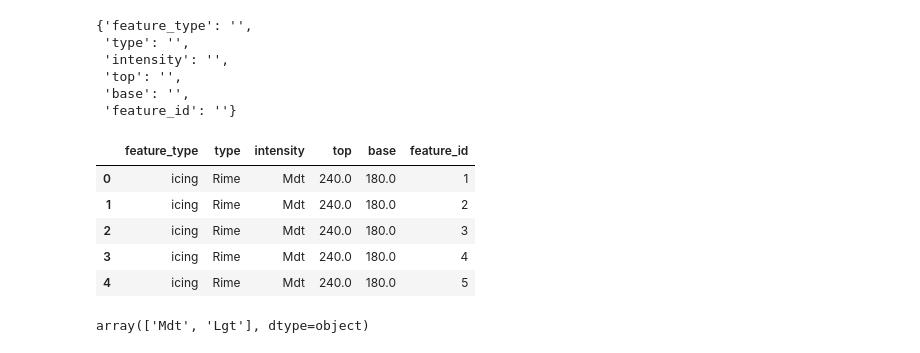
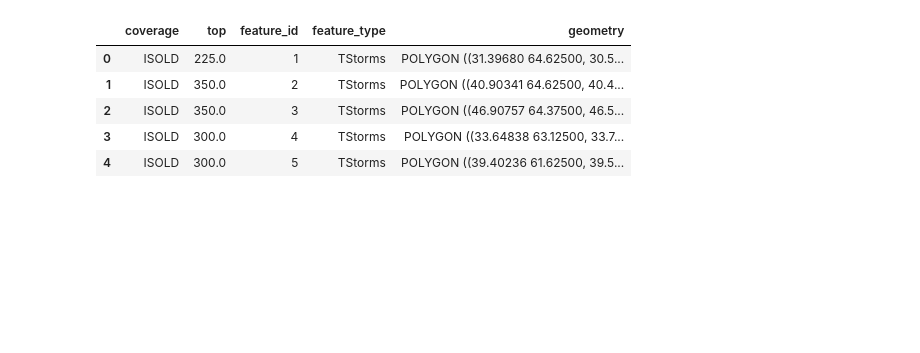
Before and after one commit to jasonwashburn/VWGeojsonViewer, a Jupyter notebook: VW_GeoJSON_Viewer.ipynb, the cells around one changed output. Drawn from its saved outputs; the diff is of its cells as text; code cells hidden in the pictures; blank space fills up the shorter version.

```diff
--- a/VW_GeoJSON_Viewer.ipynb
+++ b/VW_GeoJSON_Viewer.ipynb
@@ -191,9 +178,0 @@ feature_dict = {key: "" for key in available_props}
-# %%
-feature_dict
-# %% [output]
-{'feature_type': '',
- 'type': '',
- 'intensity': '',
- 'top': '',
- 'base': '',
- 'feature_id': ''}
@@ -206,13 +179,14 @@ test_df = pd.DataFrame(data=feature_dict)
+# %%
+geojson_file = selected_file
+# %%
+gpd_df = gpd.read_file(geojson_file)
+df = pd.DataFrame(gpd_df)
 # %%
-test_df.head()
+df.head()
 # %% [output]
-|  | feature_type | type | intensity | top | base | feature_id |
-| 0 | icing | Rime | Mdt | 240.0 | 180.0 | 1 |
-| 1 | icing | Rime | Mdt | 240.0 | 180.0 | 2 |
-| 2 | icing | Rime | Mdt | 240.0 | 180.0 | 3 |
-| 3 | icing | Rime | Mdt | 240.0 | 180.0 | 4 |
-| 4 | icing | Rime | Mdt | 240.0 | 180.0 | 5 |
+|  | coverage | top | feature_id | feature_type | geometry |
+| 0 | ISOLD | 225.0 | 1 | TStorms | POLYGON ((31.39680 64.62500, 30.5... |
+| 1 | ISOLD | 350.0 | 2 | TStorms | POLYGON ((40.90341 64.62500, 40.4... |
+| 2 | ISOLD | 350.0 | 3 | TStorms | POLYGON ((46.90757 64.37500, 46.5... |
+| 3 | ISOLD | 300.0 | 4 | TStorms | POLYGON ((33.64838 63.12500, 33.7... |
+| 4 | ISOLD | 300.0 | 5 | TStorms | POLYGON ((39.40236 61.62500, 39.5... |
-# %%
-test_df['intensity'].unique()
-# %% [output]
-array(['Mdt', 'Lgt'], dtype=object)
```
Also changed, not shown: parts of 33 cells of this notebook.
